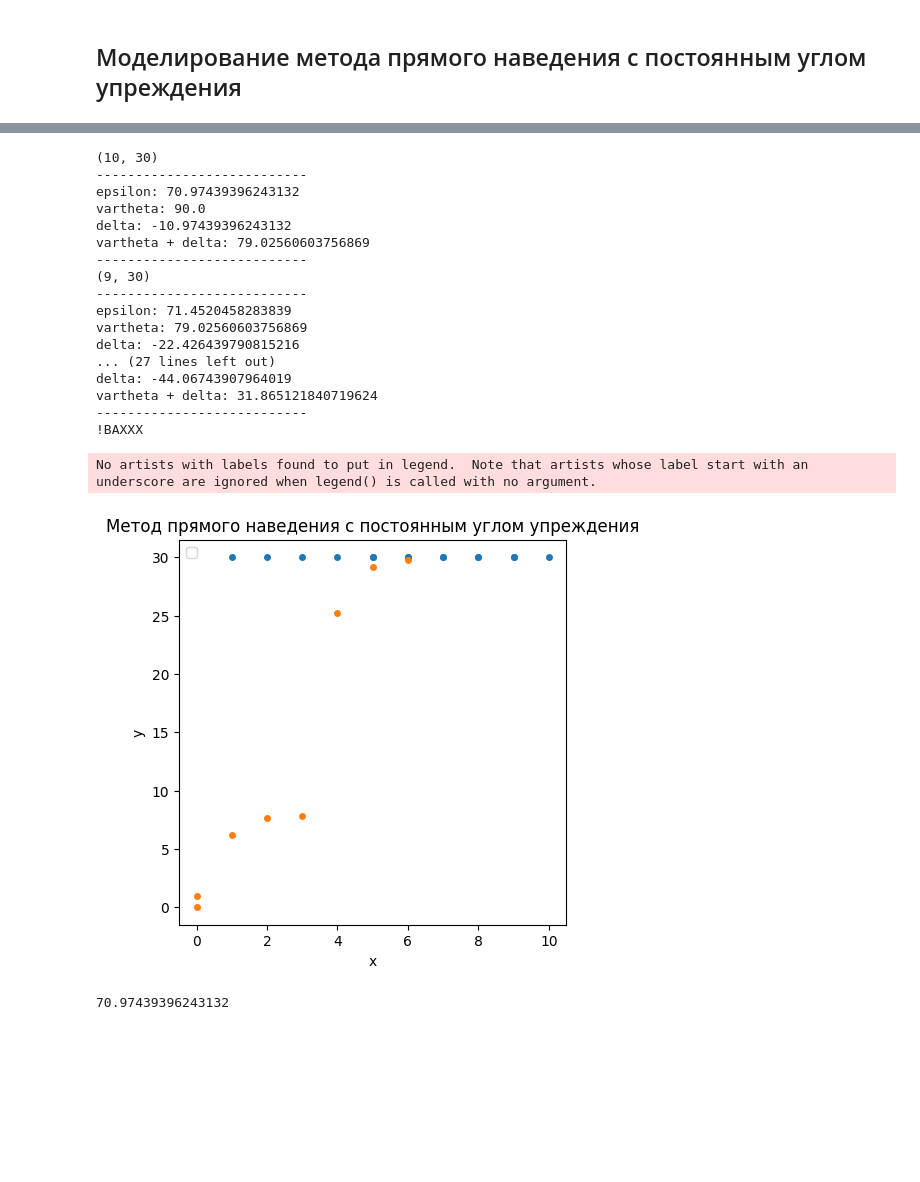
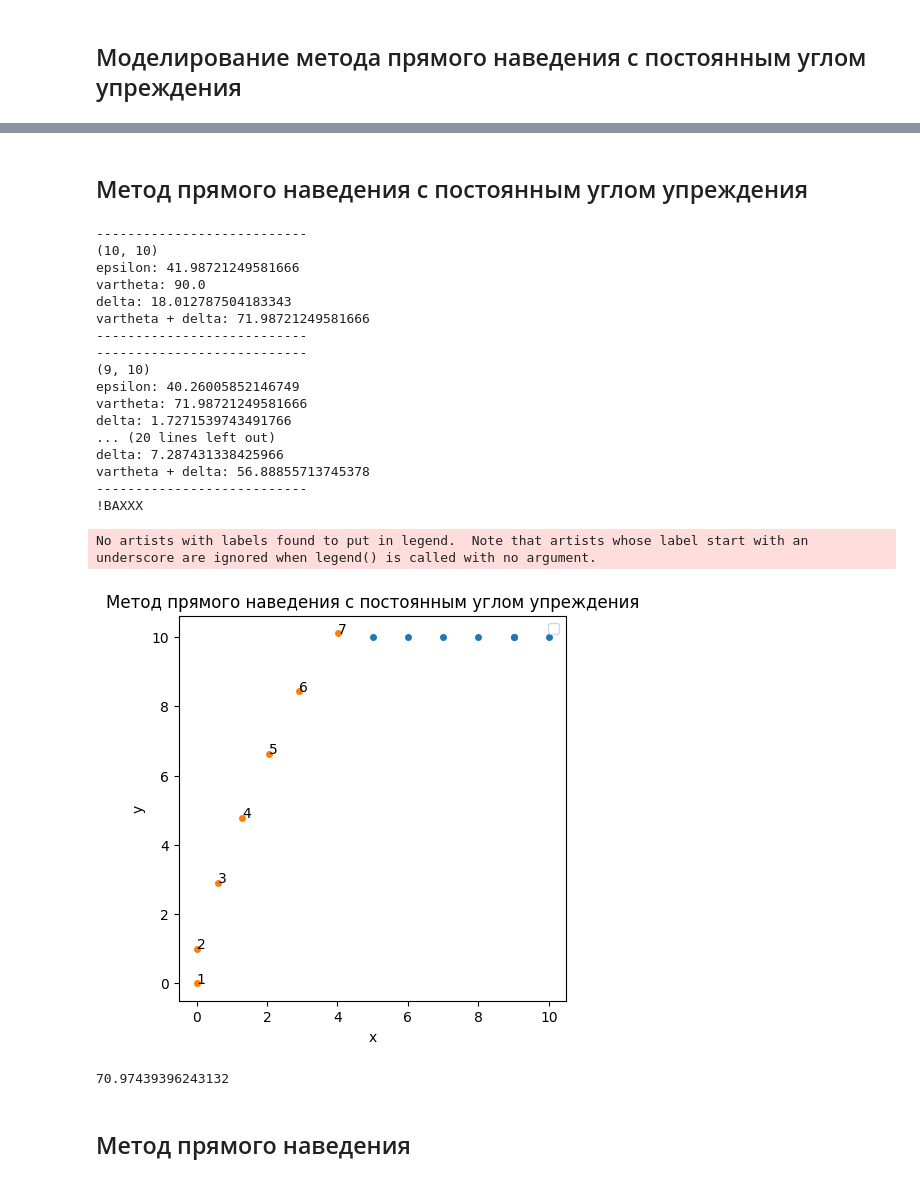
Before and after one commit to AlfaIV/RSKU, a Jupyter notebook: method_models.ipynb, the cells around one changed output, grey strips where cells are left out. Drawn from its saved outputs; the diff is of its cells as text; code cells hidden in the pictures; blank space fills up the shorter version.

Commit message:
make direct and direct with lead angle method

```diff
--- a/method_models.ipynb
+++ b/method_models.ipynb
@@ -31,3 +38,5 @@ target = Object(initialX=[step - i for i in range(step)],
+# %% [markdown]
+## Метод прямого наведения с постоянным углом упреждения
 # %%
 def directWithConstLeadAngle(vartheta, epsilon ,phi_0):
     return vartheta - epsilon - phi_0
@@ -39,78 +43,86 @@ def linearTargetMovement(Xpos, Ypos, step):
 # %%
-controlObject = Object(initialX=[0,0], initialY=[0,1])
+controlObject1 = Object(initialX=[0,0], initialY=[0,1])
+target1 = Object(initialX=[9,10],
+                initialY=[10, 10])
 
-# for i in range(10):
-for targetPosition in target.getCoordinate():
-    # targetPosition = target.getCoordinate()[-1]
-    print(targetPosition)
-    step = 1
+for i in range(10):
+# for targetPosition in target.getCoordinate():
+    targetPosition = target1.getCoordinate()[-1]
+    newTargetX, newTargetY = linearTargetMovement(targetPosition[0], targetPosition[1], 1)
+    target1.moveTo(newTargetX, newTargetY)
+    step = 2
 
-    dX = targetPosition[0] - controlObject.currentPosition()[0]
-    dY = targetPosition[1] - controlObject.currentPosition()[1]
+    dX = targetPosition[0] - controlObject1.currentPosition()[0]
+    dY = targetPosition[1] - controlObject1.currentPosition()[1]
 
     epsilon = atan2(dY, dX)
-    vartheta  = controlObject.currentDirection()
+    vartheta  = controlObject1.currentDirection()
 
     delta = directWithConstLeadAngle(vartheta, epsilon, radians(30))
 
     print(f"---------------------------")
+    print(targetPosition)
     print(f"epsilon: {degrees(epsilon)}")
     print(f"vartheta: {degrees(vartheta)}")
     print(f"delta: {degrees(delta)}")
-    print(f"vartheta + delta: {degrees(vartheta + delta)}")
+    print(f"vartheta + delta: {degrees(vartheta - delta)}")
     print(f"---------------------------")
 
 
-    newPositionX = step + controlObject.currentPosition()[0]
-    newPositionY = tan(vartheta + delta)*step + controlObject.currentPosition()[1]
+    # newPositionX = step + controlObject.currentPosition()[0]
+    # newPositionY = tan(vartheta + delta)*step + controlObject.currentPosition()[1]
 
-    controlObject.moveTo(newPositionX, newPositionY)
+    newPositionX = cos(vartheta - delta)*step + controlObject1.currentPosition()[0]
+    newPositionY = sin(vartheta - delta)*step + controlObject1.currentPosition()[1]
 
-    presition = 1
+    controlObject1.moveTo(newPositionX, newPositionY)
+
+    presition = step*2
     if (abs(dX) < presition) and (abs(dY) < presition):
         print("!BAXXX")
         break
-
-
-    newTargetX, newTargetY = linearTargetMovement(targetPosition[0], targetPosition[1], 1)
-    target.moveTo(newTargetX, newTargetY)
 # %% [output]
-(10, 30)
 ---------------------------
-epsilon: 70.97439396243132
+(10, 10)
+epsilon: 41.98721249581666
 vartheta: 90.0
-delta: -10.97439396243132
-vartheta + delta: 79.02560603756869
+delta: 18.012787504183343
+vartheta + delta: 71.98721249581666
 ---------------------------
-(9, 30)
 ---------------------------
-epsilon: 71.4520458283839
-vartheta: 79.02560603756869
-delta: -22.426439790815216
-... (27 lines left out)
-delta: -44.06743907964019
-vartheta + delta: 31.865121840719624
+(9, 10)
+epsilon: 40.26005852146749
+vartheta: 71.98721249581666
+delta: 1.7271539743491766
+... (20 lines left out)
+delta: 7.287431338425966
+vartheta + delta: 56.88855713745378
 ---------------------------
 !BAXXX
 # %%
 fig, ax = plt.subplots(1,1)
 
-plt.scatter(target.x, target.y, linewidth=2.0, marker=".")
-plt.scatter(controlObject.x, controlObject.y, linewidth=2.0, marker=".")
+plt.scatter(target1.x, target1.y, linewidth=2.0, marker=".")
+plt.scatter(controlObject1.x, controlObject1.y, linewidth=2.0, marker=".")
 
 plt.title("Метод прямого наведения с постоянным углом упреждения")
 plt.xlabel("x")
 plt.ylabel("y")
 # plt.xlim(0,1e2)
 
+# Добавление подписей номеров точек
+for i, (x_val, y_val) in enumerate(zip(controlObject1.x, controlObject1.y)):
+    plt.text(x_val, y_val, str(i+1))
 
 fig.set_size_inches(5, 5)
 plt.legend()
 plt.show()
 # %% [output]
 No artists with labels found to put in legend.  Note that artists whose label start with an underscore are ignored when legend() is called with no argument.
-[figure, old version]
+[figure, new version]
 # %%
 degrees(atan2(29,10))
 # %% [output]
 70.97439396243132
+# %% [markdown]
+## Метод прямого наведения
```
Also changed, not shown: parts of 8 cells of this notebook, 1 other file.
